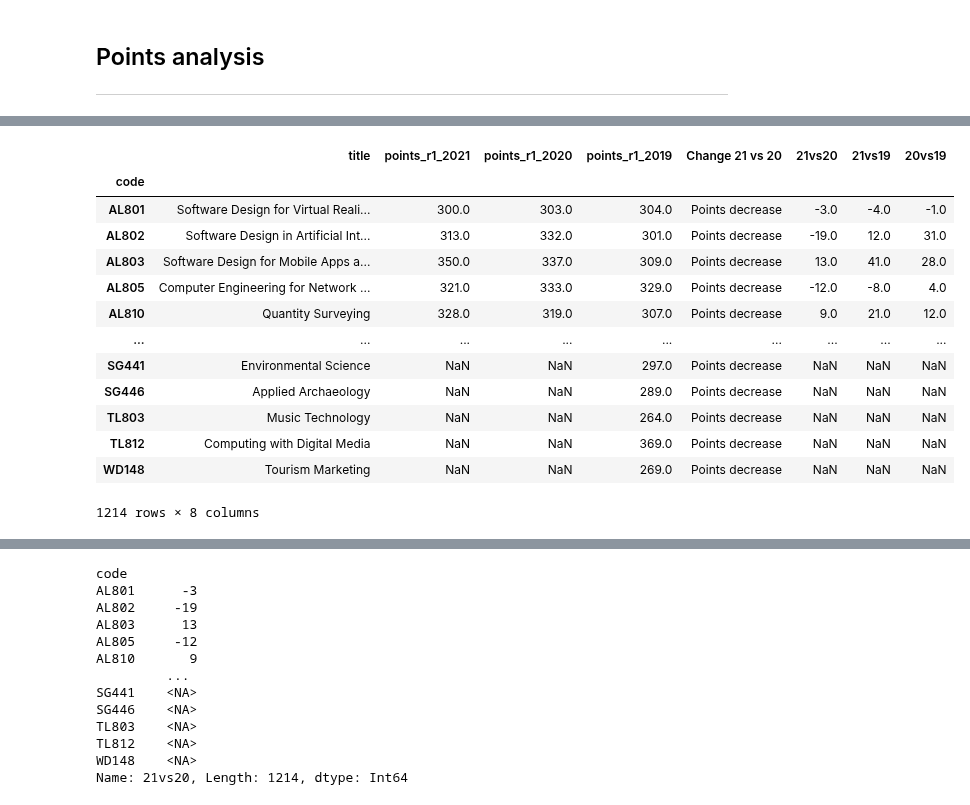
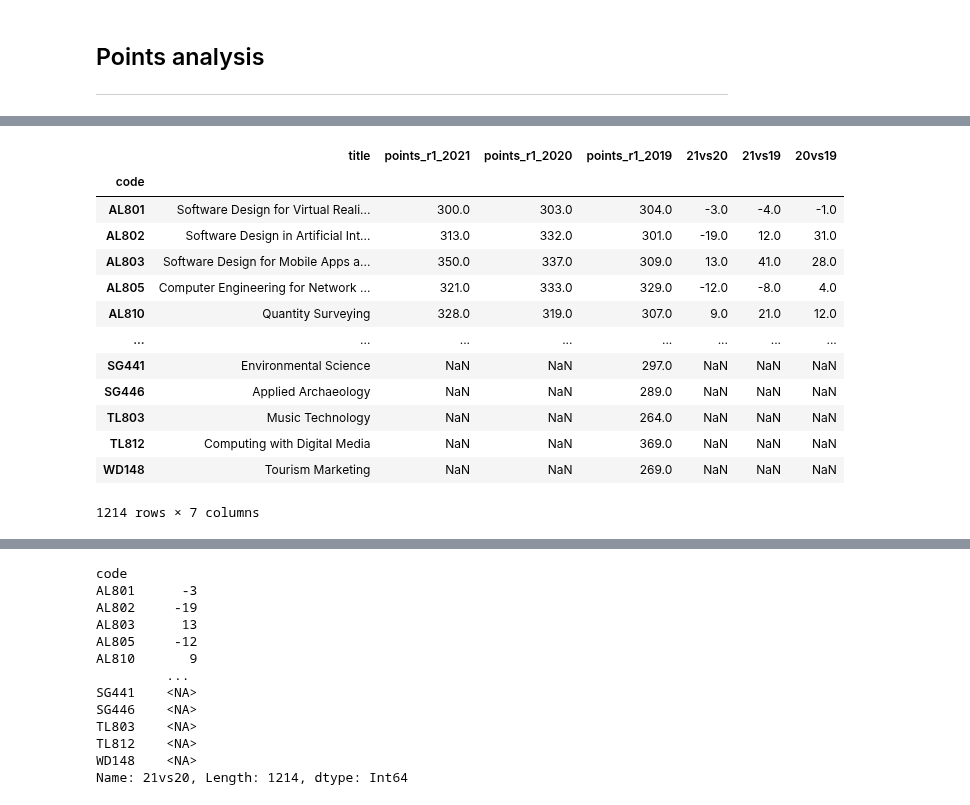
Before and after one commit to Michelleoc/fundamentals-of-data-analysis-assessment, a Jupyter notebook: cao.ipynb, the cells around one changed output, grey strips where cells are left out. Cells and saved outputs as stored; diff of their text form; code cells hidden in the pictures.

```diff
--- a/cao.ipynb
+++ b/cao.ipynb
@@ -978,0 +1005,4 @@ allcourses
+# %%
+# Create a file path for the pandas data
+dfallround1 = allcourses
+pathallround1 = 'data/allround1_' + nowstr + '.csv'
@@ -1009,22 +1026,26 @@ dfround1
 # %%
-dfround1['21vs20'] = dfround1['points_r1_2021']-dfround1['points_r1_2020']
-dfround1['21vs19'] = dfround1['points_r1_2021']-dfround1['points_r1_2019']
-dfround1['20vs19'] = dfround1['points_r1_2020']-dfround1['points_r1_2019']
+# Create 3 new column showing the points difference between the 3 years
+# Column 1 21 vs 20
+# Column 2 21 vs 19
+# Column 3 20 vs 19
+dfallround1['21vs20'] = dfallround1['points_r1_2021']-dfallround1['points_r1_2020']
+dfallround1['21vs19'] = dfallround1['points_r1_2021']-dfallround1['points_r1_2019']
+dfallround1['20vs19'] = dfallround1['points_r1_2020']-dfallround1['points_r1_2019']
 
 #view DataFrame
-dfround1
+dfallround1
 # %% [output]
-|  | title | points_r1_2021 | points_r1_2020 | points_r1_2019 | Change 21 vs 20 | 21vs20 | 21vs19 | 20vs19 |
-| code |  |  |  |  |  |  |  |  |
-| AL801 | Software Design for Virtual Reali... | 300.0 | 303.0 | 304.0 | Points decrease | -3.0 | -4.0 | -1.0 |
-| AL802 | Software Design in Artificial Int... | 313.0 | 332.0 | 301.0 | Points decrease | -19.0 | 12.0 | 31.0 |
-| AL803 | Software Design for Mobile Apps a... | 350.0 | 337.0 | 309.0 | Points decrease | 13.0 | 41.0 | 28.0 |
-| AL805 | Computer Engineering for Network ... | 321.0 | 333.0 | 329.0 | Points decrease | -12.0 | -8.0 | 4.0 |
-| AL810 | Quantity Surveying | 328.0 | 319.0 | 307.0 | Points decrease | 9.0 | 21.0 | 12.0 |
-| ... | ... | ... | ... | ... | ... | ... | ... | ... |
-| SG441 | Environmental Science | NaN | NaN | 297.0 | Points decrease | NaN | NaN | NaN |
-| SG446 | Applied Archaeology | NaN | NaN | 289.0 | Points decrease | NaN | NaN | NaN |
-| TL803 | Music Technology | NaN | NaN | 264.0 | Points decrease | NaN | NaN | NaN |
-| TL812 | Computing with Digital Media | NaN | NaN | 369.0 | Points decrease | NaN | NaN | NaN |
-| WD148 | Tourism Marketing | NaN | NaN | 269.0 | Points decrease | NaN | NaN | NaN |
+|  | title | points_r1_2021 | points_r1_2020 | points_r1_2019 | 21vs20 | 21vs19 | 20vs19 |
+| code |  |  |  |  |  |  |  |
+| AL801 | Software Design for Virtual Reali... | 300.0 | 303.0 | 304.0 | -3.0 | -4.0 | -1.0 |
+| AL802 | Software Design in Artificial Int... | 313.0 | 332.0 | 301.0 | -19.0 | 12.0 | 31.0 |
+| AL803 | Software Design for Mobile Apps a... | 350.0 | 337.0 | 309.0 | 13.0 | 41.0 | 28.0 |
+| AL805 | Computer Engineering for Network ... | 321.0 | 333.0 | 329.0 | -12.0 | -8.0 | 4.0 |
+| AL810 | Quantity Surveying | 328.0 | 319.0 | 307.0 | 9.0 | 21.0 | 12.0 |
+| ... | ... | ... | ... | ... | ... | ... | ... |
+| SG441 | Environmental Science | NaN | NaN | 297.0 | NaN | NaN | NaN |
+| SG446 | Applied Archaeology | NaN | NaN | 289.0 | NaN | NaN | NaN |
+| TL803 | Music Technology | NaN | NaN | 264.0 | NaN | NaN | NaN |
+| TL812 | Computing with Digital Media | NaN | NaN | 369.0 | NaN | NaN | NaN |
+| WD148 | Tourism Marketing | NaN | NaN | 269.0 | NaN | NaN | NaN |
-1214 rows × 8 columns
+1214 rows × 7 columns
```
Also changed, not shown: parts of 39 cells of this notebook, 23 other files.
